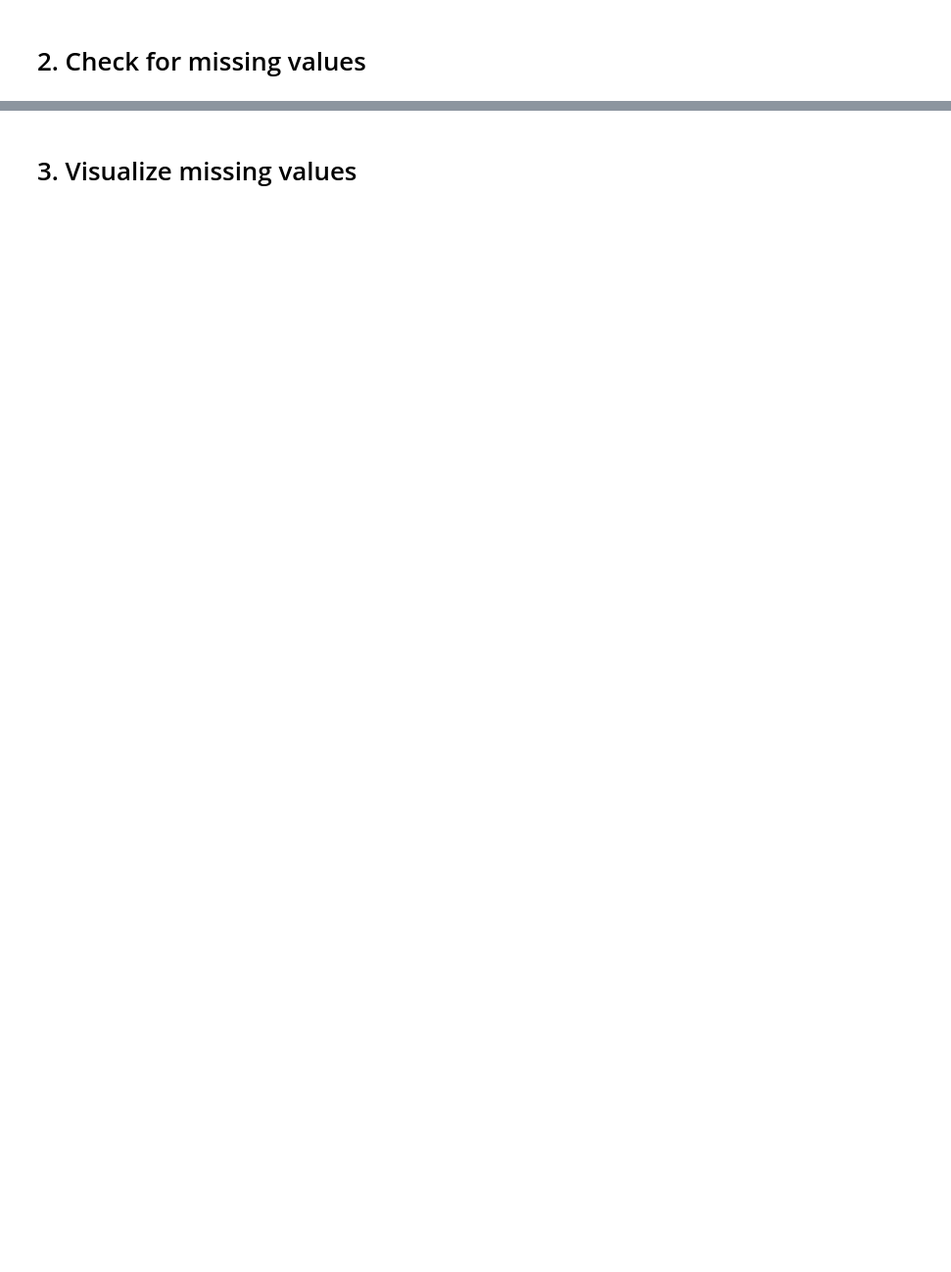
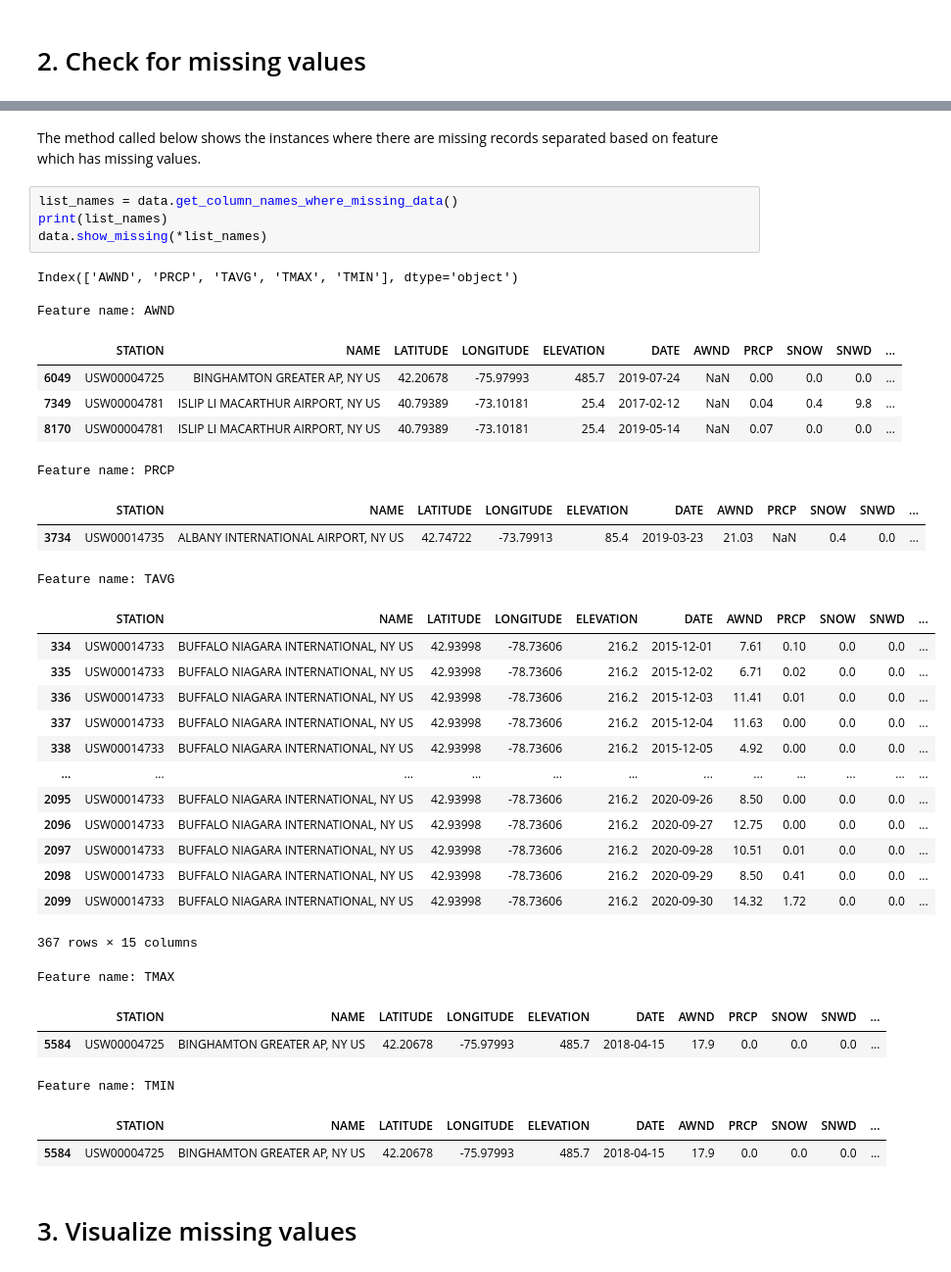
Before and after one commit to Alex-Kamenev/Weather_Data_EDA_2015_2020, a Jupyter notebook: Weather_Project.ipynb, the cells around one changed output, grey strips where cells are left out. Shown at 98% size. Saved outputs shown, nothing was run; the diff lists cells and outputs as text; blank space fills up the shorter version.

```diff
--- a/Weather_Project.ipynb
+++ b/Weather_Project.ipynb
@@ -46,2 +154,39 @@ dtype: int64
+# %% [markdown]
+The method called below shows the instances where there are missing records separated based on feature which has missing values.
+# %%
+list_names = data.get_column_names_where_missing_data()
+print(list_names)
+data.show_missing(*list_names)
+# %% [output]
+Index(['AWND', 'PRCP', 'TAVG', 'TMAX', 'TMIN'], dtype='object')
+
+Feature name: AWND
+|  | STATION | NAME | LATITUDE | LONGITUDE | ELEVATION | DATE | AWND | PRCP | SNOW | SNWD | ... |
+| 6049 | USW00004725 | BINGHAMTON GREATER AP, NY US | 42.20678 | -75.97993 | 485.7 | 2019-07-24 | NaN | 0.00 | 0.0 | 0.0 | ... |
+| 7349 | USW00004781 | ISLIP LI MACARTHUR AIRPORT, NY US | 40.79389 | -73.10181 | 25.4 | 2017-02-12 | NaN | 0.04 | 0.4 | 9.8 | ... |
+| 8170 | USW00004781 | ISLIP LI MACARTHUR AIRPORT, NY US | 40.79389 | -73.10181 | 25.4 | 2019-05-14 | NaN | 0.07 | 0.0 | 0.0 | ... |
+Feature name: PRCP
+|  | STATION | NAME | LATITUDE | LONGITUDE | ELEVATION | DATE | AWND | PRCP | SNOW | SNWD | ... |
+| 3734 | USW00014735 | ALBANY INTERNATIONAL AIRPORT, NY US | 42.74722 | -73.79913 | 85.4 | 2019-03-23 | 21.03 | NaN | 0.4 | 0.0 | ... |
+Feature name: TAVG
+|  | STATION | NAME | LATITUDE | LONGITUDE | ELEVATION | DATE | AWND | PRCP | SNOW | SNWD | ... |
+| 334 | USW00014733 | BUFFALO NIAGARA INTERNATIONAL, NY US | 42.93998 | -78.73606 | 216.2 | 2015-12-01 | 7.61 | 0.10 | 0.0 | 0.0 | ... |
+| 335 | USW00014733 | BUFFALO NIAGARA INTERNATIONAL, NY US | 42.93998 | -78.73606 | 216.2 | 2015-12-02 | 6.71 | 0.02 | 0.0 | 0.0 | ... |
+| 336 | USW00014733 | BUFFALO NIAGARA INTERNATIONAL, NY US | 42.93998 | -78.73606 | 216.2 | 2015-12-03 | 11.41 | 0.01 | 0.0 | 0.0 | ... |
+| 337 | USW00014733 | BUFFALO NIAGARA INTERNATIONAL, NY US | 42.93998 | -78.73606 | 216.2 | 2015-12-04 | 11.63 | 0.00 | 0.0 | 0.0 | ... |
+| 338 | USW00014733 | BUFFALO NIAGARA INTERNATIONAL, NY US | 42.93998 | -78.73606 | 216.2 | 2015-12-05 | 4.92 | 0.00 | 0.0 | 0.0 | ... |
+| ... | ... | ... | ... | ... | ... | ... | ... | ... | ... | ... | ... |
+| 2095 | USW00014733 | BUFFALO NIAGARA INTERNATIONAL, NY US | 42.93998 | -78.73606 | 216.2 | 2020-09-26 | 8.50 | 0.00 | 0.0 | 0.0 | ... |
+| 2096 | USW00014733 | BUFFALO NIAGARA INTERNATIONAL, NY US | 42.93998 | -78.73606 | 216.2 | 2020-09-27 | 12.75 | 0.00 | 0.0 | 0.0 | ... |
+| 2097 | USW00014733 | BUFFALO NIAGARA INTERNATIONAL, NY US | 42.93998 | -78.73606 | 216.2 | 2020-09-28 | 10.51 | 0.01 | 0.0 | 0.0 | ... |
+| 2098 | USW00014733 | BUFFALO NIAGARA INTERNATIONAL, NY US | 42.93998 | -78.73606 | 216.2 | 2020-09-29 | 8.50 | 0.41 | 0.0 | 0.0 | ... |
+| 2099 | USW00014733 | BUFFALO NIAGARA INTERNATIONAL, NY US | 42.93998 | -78.73606 | 216.2 | 2020-09-30 | 14.32 | 1.72 | 0.0 | 0.0 | ... |
+367 rows × 15 columns
+Feature name: TMAX
+|  | STATION | NAME | LATITUDE | LONGITUDE | ELEVATION | DATE | AWND | PRCP | SNOW | SNWD | ... |
+| 5584 | USW00004725 | BINGHAMTON GREATER AP, NY US | 42.20678 | -75.97993 | 485.7 | 2018-04-15 | 17.9 | 0.0 | 0.0 | 0.0 | ... |
+Feature name: TMIN
+|  | STATION | NAME | LATITUDE | LONGITUDE | ELEVATION | DATE | AWND | PRCP | SNOW | SNWD | ... |
+| 5584 | USW00004725 | BINGHAMTON GREATER AP, NY US | 42.20678 | -75.97993 | 485.7 | 2018-04-15 | 17.9 | 0.0 | 0.0 | 0.0 | ... |
 # %% [markdown]
 # 3. Visualize missing values
```
Also changed, not shown: parts of 37 cells of this notebook, 2 other files.
